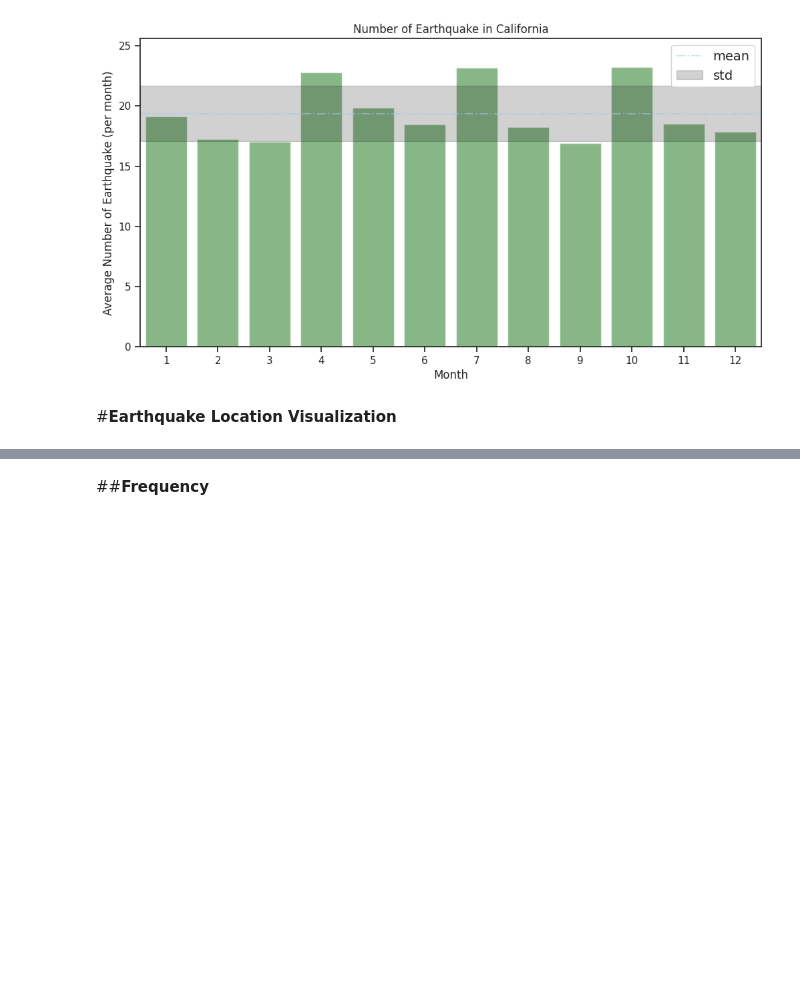
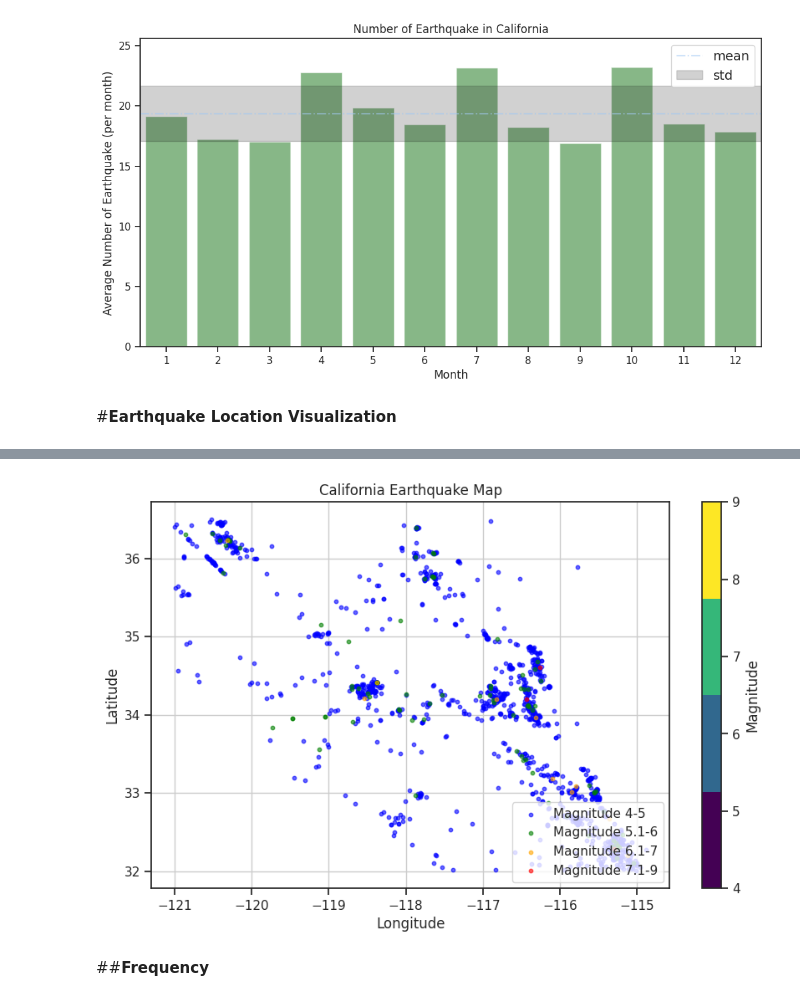
Before and after one commit to arifadli/Exploratory-Data-Analysis, a Jupyter notebook: Earthquake Research/Exploratory Data Analysis - California Earthquake.ipynb, the cells around one changed output, grey strips where cells are left out. Drawn from its saved outputs; the diff is of its cells as text; code cells hidden in the pictures; blank space fills up the shorter version.

```diff
--- a/Earthquake Research/Exploratory Data Analysis - California Earthquake.ipynb
+++ b/Earthquake Research/Exploratory Data Analysis - California Earthquake.ipynb
@@ -266,6 +266,63 @@ m.save("california_earthquake_map.html")
 m
 # %% [output]
 [interactive output not drawn]
+# %%
+import pandas as pd
+import matplotlib.pyplot as plt
+
+# GitHub URL dataset gempa bumi di California
+github_url = "https://raw.githubusercontent.com/arifadli/DatasetRepository/main/Disertation/California/usgs_california_1968_2018.csv"
+
+# Membaca dataset
+df = pd.read_csv(github_url, sep=',')
+
+# Determining geographic boundaries based on earthquake data
+max_lat = df['latitude'].max()
+min_lat = df['latitude'].min()
+max_lon = df['longitude'].max()
+min_lon = df['longitude'].min()
+
+# Calculate the center of the earthquake data region
+center_lat = (max_lat + min_lat) / 2
+center_lon = (max_lon + min_lon) / 2
+
+# Calculate the appropriate zoom level to focus on the region with earthquake data
+zoom_level = 8
+
+# Determine the appropriate magnitude and color ranges
+magnitude_ranges = [(4, 5, 'blue', 'Magnitude 4-5'),
+                   (5.1, 6, 'green', 'Magnitude 5.1-6'),
+                   (6.1, 7, 'orange', 'Magnitude 6.1-7'),
+                   (7.1, 9, 'red', 'Magnitude 7.1-9')]
+
+# Create Map
+plt.figure(figsize=(10, 6))
+for min_mag, max_mag, color, label in magnitude_ranges:
+    mag_data = df[(df['mag'] >= min_mag) & (df['mag'] <= max_mag)]
+    plt.scatter(mag_data['longitude'], mag_data['latitude'], s=10, alpha=0.6, c=color, label=label)
+
+# Add Legend
+plt.legend(loc='lower right')
+
+# Added vertical colorbar for magnitude description
+cmap = plt.cm.get_cmap('viridis', len(magnitude_ranges))
+norm = plt.Normalize(vmin=4, vmax=9)
+sm = plt.cm.ScalarMappable(cmap=cmap, norm=norm)
+sm.set_array([])
+
+cbar = plt.colorbar(sm, orientation='vertical')
+cbar.set_label('Magnitude')
+
+# Add Lable and Title
+plt.xlabel('Longitude')
+plt.ylabel('Latitude')
+plt.title('California Earthquake Map')
+
+# Display
+plt.grid(True)
+plt.show()
+# %% [output]
+[figure, added]
 # %% [markdown]
 ##**Frequency**
 # %%
```
